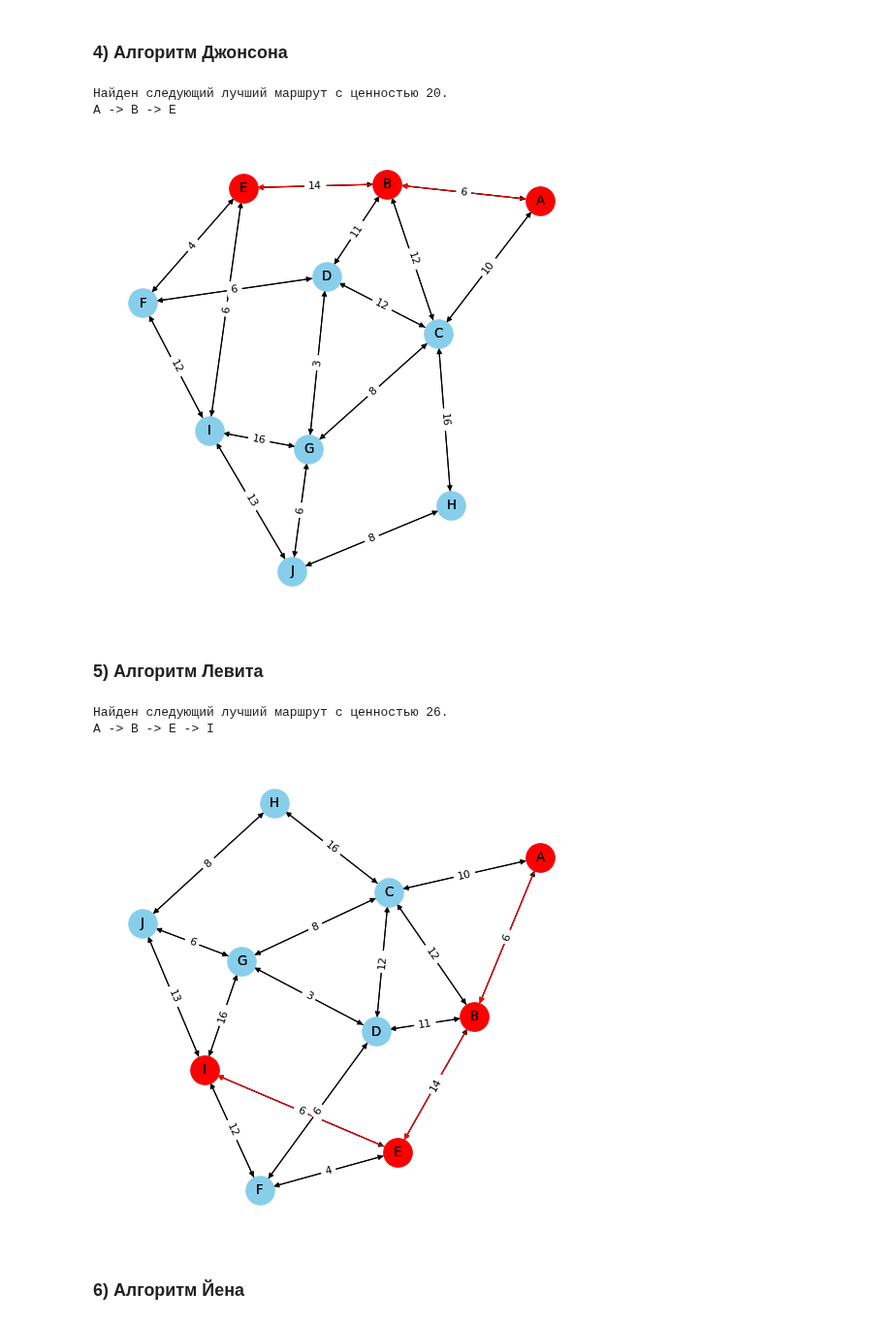
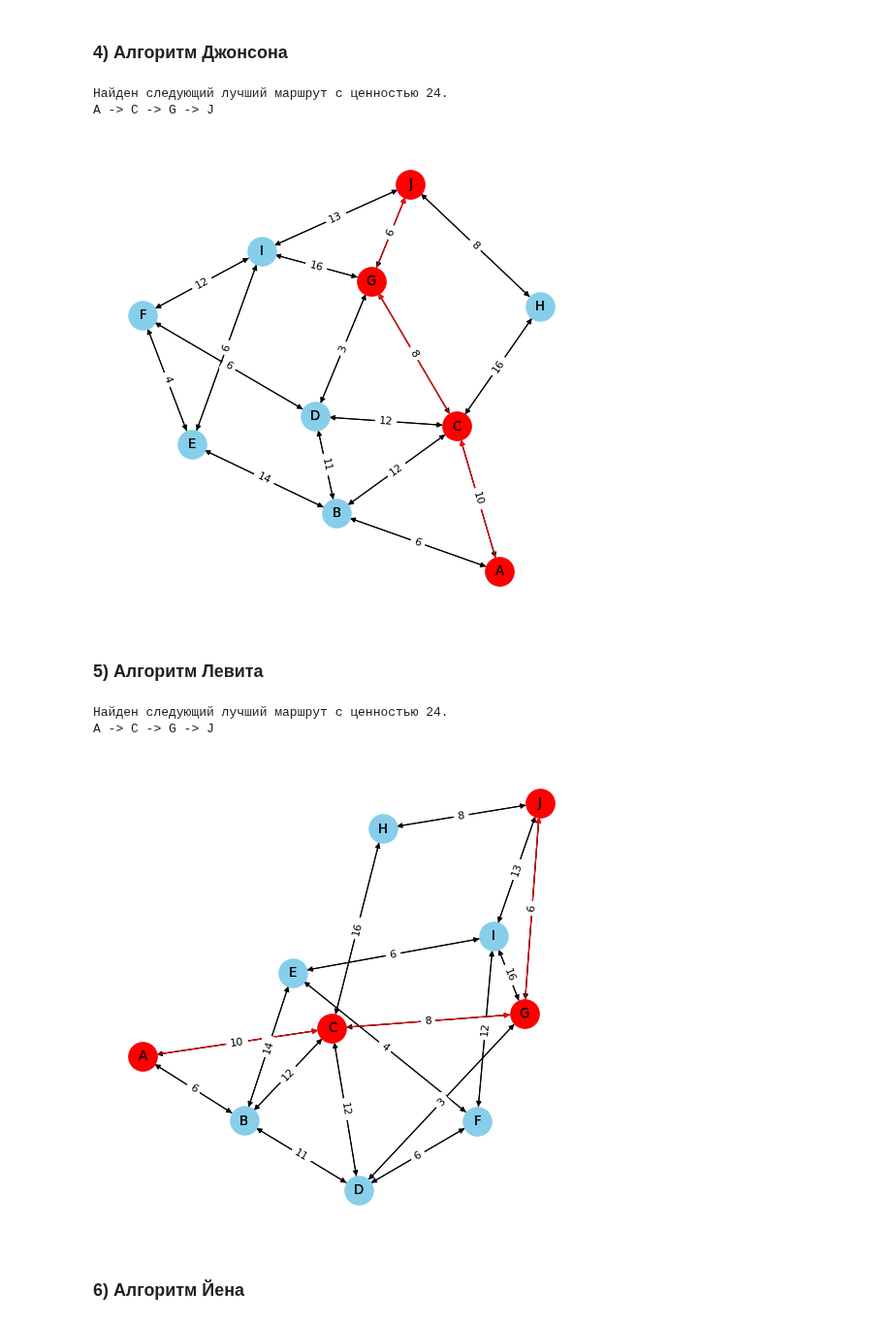
Before and after one commit to LushinEA/Data-Structures-and-Algorithms, a Jupyter notebook: labs/Lab6.ipynb, the cells around one changed output. Shown at 97% size. Cells and saved outputs as stored; diff of their text form; code cells hidden in the pictures.

```diff
--- a/labs/Lab6.ipynb
+++ b/labs/Lab6.ipynb
@@ -106,7 +109,7 @@ for i, vector in enumerate(matrix):
             matrix[i][j] = 0
 
 start = ord('A')-65
-end = ord('I')-65
+end = ord('J')-65
 path = get_path(Floyd_Warshell(), end, start)
 
 path.reverse()
@@ -118,6 +121,7 @@ for i in range(len(path)-1):
                 for el2, w in enumerate(vector):
                     if el2 == path[i+1]:
                         count = count + w
+
 print("Найден следующий лучший маршрут с ценностью {}.".format(count))
 
 shortcut = copy.deepcopy(path)
@@ -133,7 +137,11 @@ A -> B -> E -> I
 # %% [markdown]
 ### 2) Алгоритм Дейкстры
 # %%
-def print_graph(matrix, path):
+def print_graph(matrix, path, d):
+    for i, vector in enumerate(matrix):
+        for j, w in enumerate(vector):
+            if matrix[i][j] == 9999:
+                matrix[i][j] = 0
     G = nx.DiGraph()
     H = nx.DiGraph()
     for el1, vector in enumerate(matrix):
@@ -163,6 +171,7 @@ def print_graph(matrix, path):
 
     plt.show()
 
+
 def read_matrix(filename):
     my_file = open(filename, 'r', encoding = "utf-8")
     matrix = []
@@ -185,6 +194,10 @@ def d_get_path(path, start, end):
     return result[::-1]
 
 def dijkstra_path(matrix, start, end):
+    for i, vector in enumerate(matrix):
+        for j, w in enumerate(vector):
+            if matrix[i][j] == 9999:
+                matrix[i][j] = math.inf
     start -= 1
     end -= 1
     dist = [matrix[start][i] for i in range(len(matrix))]
@@ -210,13 +223,8 @@ def dijkstra_path(matrix, start, end):
 matrix = read_matrix('../Lab6_matrix/1.txt')
 copy_matrix = copy.deepcopy(matrix)
 
-for i, vector in enumerate(matrix):
-        for j, w in enumerate(vector):
-            if matrix[i][j] == 9999:
-                matrix[i][j] = 0
-
 start = ord('A')-64
-end = ord('I')-64
+end = ord('J')-64
 path, d = dijkstra_path(copy_matrix, start, end)
 
 print("Найден следующий лучший маршрут с ценностью {}.".format(d[end-1]))
@@ -225,5 +233,5 @@ for i in range (len(shortcut)):
         shortcut[i] = chr(shortcut[i]+64)
 print(" -> ".join(shortcut))
 
-print_graph(matrix, path)
+print_graph(matrix, path, d)
 # %% [output]
@@ -326,7 +334,7 @@ matrix = read_matrix('../Lab6_matrix/1.txt')
 copy_matrix = copy.deepcopy(matrix)
 
 start = ord('A')-64
-end = ord('I')-64
+end = ord('J')-64
 path, d = bellman_ford_path(copy_matrix, start, end)
 
 print("Найден следующий лучший маршрут с ценностью {}.".format(d[end-1]))
@@ -343,9 +351,6 @@ A -> B -> E -> I
 # %% [markdown]
 ### 4) Алгоритм Джонсона
 # %%
-
-
-
 def print_graph(matrix, path):
     G = nx.DiGraph()
     H = nx.DiGraph()
@@ -376,7 +381,6 @@ def print_graph(matrix, path):
 
     plt.show()
 
-
 def read_matrix(filename):
     my_file = open(filename, 'r', encoding = "utf-8")
     matrix = []
@@ -391,25 +395,26 @@ def read_matrix(filename):
 
 
 def johnsons_path(matrix, start, end):
+    for i, vector in enumerate(matrix):
+        for j, w in enumerate(vector):
+            if matrix[i][j] == 9999:
+                matrix[i][j] = math.inf
     start -= 1
     end -= 1
     bf_path, bf_dist = bellman_ford_path(copy.deepcopy(matrix), start, end)
 
     if bf_dist == []:
         return []
-
     for i in range(len(matrix)):
         for j in range(len(matrix)):
             if matrix[i][j] != math.inf and bf_dist[i] != math.inf and bf_dist[j] != math.inf:
                 matrix[i][j] += bf_dist[i] - bf_dist[j]
-
     paths = []
     dist = []
     for i in range(len(matrix)):
         p, d = dijkstra_path(matrix, i + 1, end + 1)
         paths.append(p)
         dist.append(d)
-
     for i in range(len(matrix)):
         for j in range(len(matrix)):
             if dist[i][j] != math.inf and bf_dist[i] != math.inf and bf_dist[j] != math.inf:
@@ -426,7 +431,7 @@ for i, vector in enumerate(matrix):
                 matrix[i][j] = 0
 
 start = ord('A')-64
-end = ord('E')-64
+end = ord('J')-64
 path = johnsons_path(copy_matrix, start, end)
 
 count = 0
@@ -444,10 +449,12 @@ for i in range (len(shortcut)):
 print(" -> ".join(shortcut))
 
 print_graph(matrix, path)
+
+paths_search_time['Johnson'] = [johnsons_path,[]]
 # %% [output]
-Найден следующий лучший маршрут с ценностью 20.
-A -> B -> E
+Найден следующий лучший маршрут с ценностью 24.
+A -> C -> G -> J
-[figure, old version]
+[figure, new version]
 # %% [markdown]
 ### 5) Алгоритм Левита
 # %%
@@ -541,36 +548,36 @@ def levit_path(matrix, start, end):
     return result
 
 
 matrix = read_matrix('../Lab6_matrix/1.txt')
 copy_matrix = copy.deepcopy(matrix)
 
 for i, vector in enumerate(matrix):
         for j, w in enumerate(vector):
             if matrix[i][j] == 9999:
                 matrix[i][j] = 0
 
 start = ord('A')-64
-end = ord('I')-64
+end = ord('J')-64
 path = levit_path(copy_matrix, start, end)
 
 count = 0
 for i in range(len(path)-1):
         for el1, vector in enumerate(matrix):
             if el1 == path[i]-1:
                 for el2, w in enumerate(vector):
                     if el2 == path[i+1]-1:
                         count = count + w
 
 print("Найден следующий лучший маршрут с ценностью {}.".format(count))
 shortcut = copy.deepcopy(path)
 for i in range (len(shortcut)):
         shortcut[i] = chr(shortcut[i]+64)
 print(" -> ".join(shortcut))
 
 print_graph(matrix, path)
 # %% [output]
-Найден следующий лучший маршрут с ценностью 26.
-A -> B -> E -> I
+Найден следующий лучший маршрут с ценностью 24.
+A -> C -> G -> J
-[figure, old version]
+[figure, new version]
 # %% [markdown]
 ### 6) Алгоритм Йена
```
Also changed, not shown: parts of 7 cells of this notebook.
